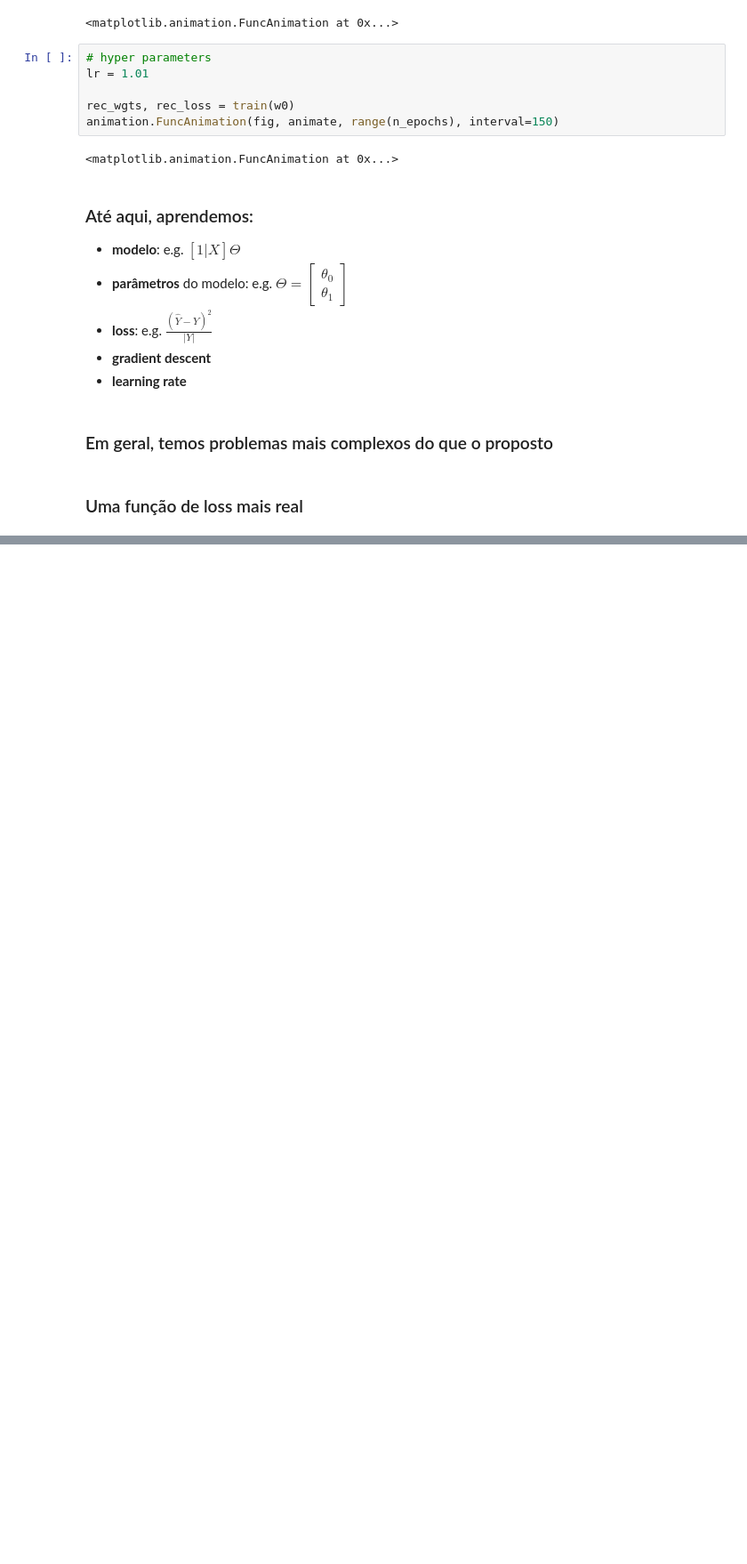
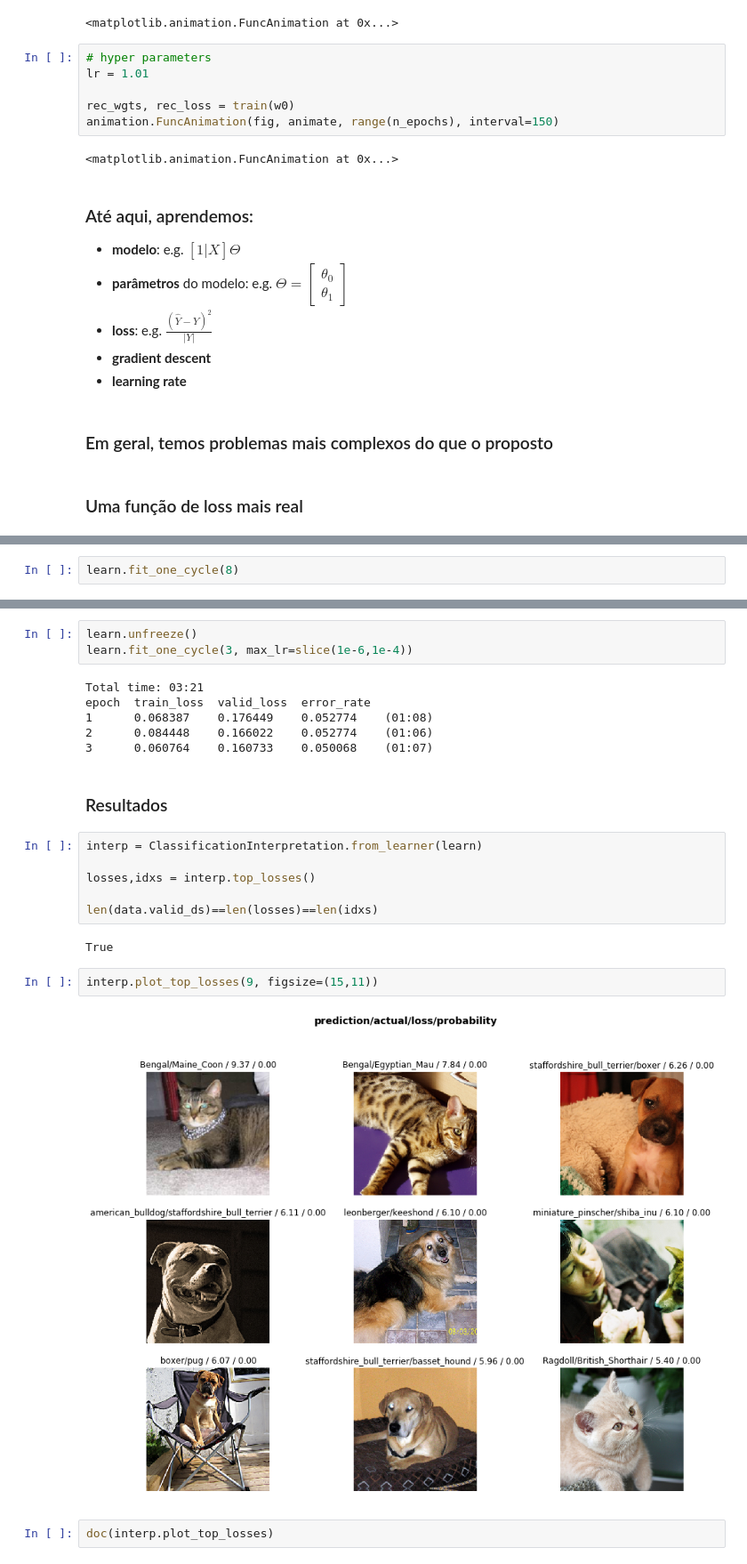
Before and after one commit to fredguth/pyData13, a Jupyter notebook: pyData13.ipynb, the cells around one changed output, grey strips where cells are left out. Shown at 89% size. Drawn from its saved outputs; the diff is of its cells as text; blank space fills up the shorter version.

```diff
--- a/pyData13.ipynb
+++ b/pyData13.ipynb
@@ -261,0 +318,2 @@ e.g. $[1|X]\Theta$
+# %%
+learn.fit_one_cycle(8)
@@ -261,0 +331,25 @@ e.g. $[1|X]\Theta$
+# %%
+learn.unfreeze()
+learn.fit_one_cycle(3, max_lr=slice(1e-6,1e-4))
+# %% [output]
+Total time: 03:21
+epoch  train_loss  valid_loss  error_rate
+1      0.068387    0.176449    0.052774    (01:08)
+2      0.084448    0.166022    0.052774    (01:06)
+3      0.060764    0.160733    0.050068    (01:07)
+# %% [markdown]
+### Resultados
+# %%
+interp = ClassificationInterpretation.from_learner(learn)
+
+losses,idxs = interp.top_losses()
+
+len(data.valid_ds)==len(losses)==len(idxs)
+# %% [output]
+True
+# %%
+interp.plot_top_losses(9, figsize=(15,11))
+# %% [output]
+[figure, added]
+# %%
+doc(interp.plot_top_losses)
```
Also changed, not shown: parts of 14 cells of this notebook.
